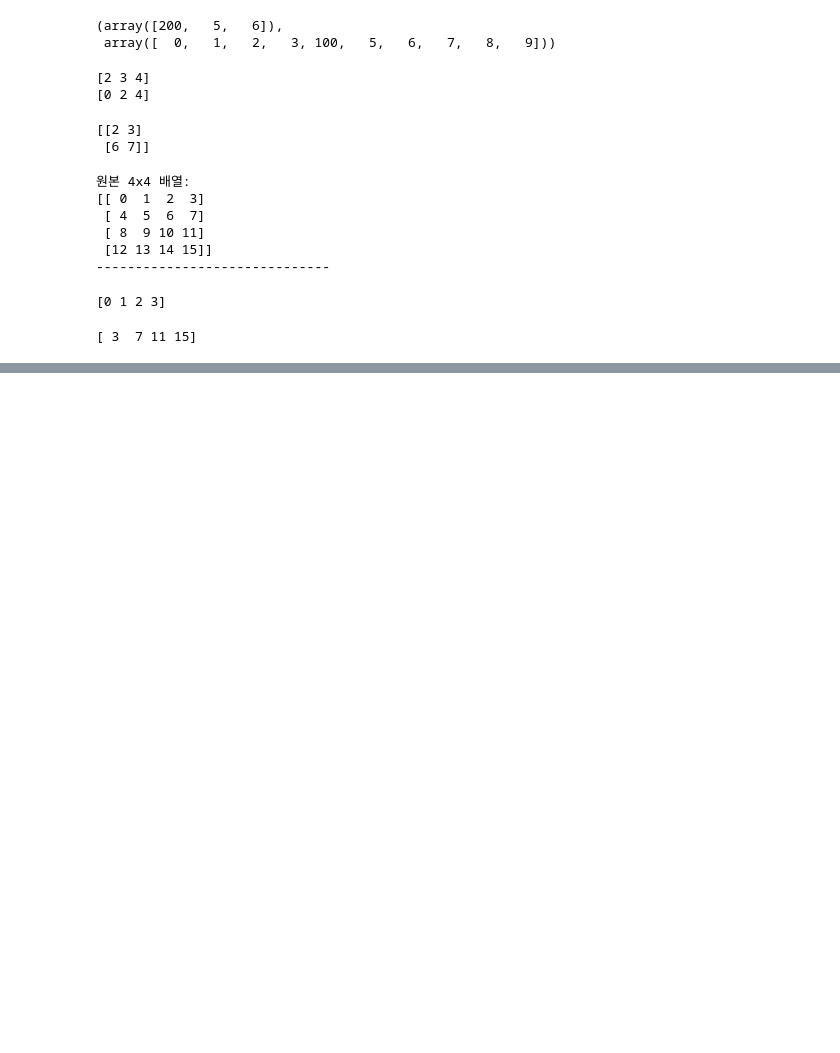
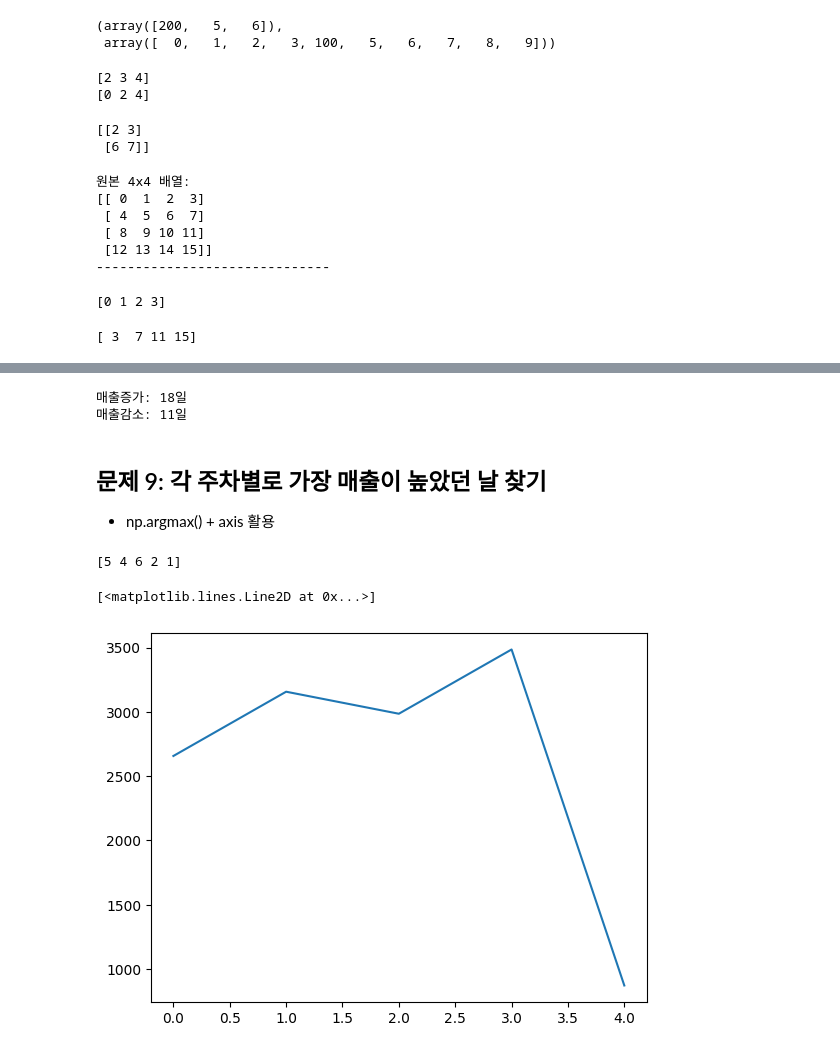
Before and after one commit to jihuikim45/hipython_rep, a Jupyter notebook: 13. numpy.ipynb, the cells around one changed output, grey strips where cells are left out. Cells and saved outputs as stored; diff of their text form; code cells hidden in the pictures; blank space fills up the shorter version.

Commit message:
numpy, pandas, data .csv 파일 커밋

```diff
--- a/13. numpy.ipynb
+++ b/13. numpy.ipynb
@@ -863,0 +1096,4 @@ array([[ 85,  87,  89],
+# %%
+sales_data = np.array([2200, 2350, 2500, 2750, 3000, 3100, 2700, 2600, 2900, 3200,
+                       3400, 3600, 3300, 3100, 2900, 2700, 2800, 2900, 3100, 3200,
+                       3300, 3400, 3500, 3700, 3600, 3500, 3400, 3300, 3000, 3100])
@@ -863,0 +1140,3 @@ array([[ 85,  87,  89],
+# %%
+weekly_data = np.pad(sales_data, (0,5), 'constant', constant_values=0).reshape(5,7)
+weekly_data
@@ -863,0 +1219,10 @@ array([[ 85,  87,  89],
+# %%
+diff = np.diff(sales_data)
+print(f"매출증가: {np.sum(diff>0)}일")
+print(f"매출감소: {np.sum(diff<0)}일")
+# %% [output]
+매출증가: 18일
+매출감소: 11일
+# %% [markdown]
+## 문제 9: 각 주차별로 가장 매출이 높았던 날 찾기
+- np.argmax() + axis 활용
@@ -863,0 +1231,12 @@ array([[ 85,  87,  89],
+# %%
+week_arr = np.array(weekly_data)
+week_max = np.argmax(week_arr, axis=1)
+print(week_max)
+# %% [output]
+[5 4 6 2 1]
+# %%
+w_mean = weekly_data.mean(axis=1)
+plt.plot(w_mean)
+# %% [output]
+[<matplotlib.lines.Line2D at 0x...>]
+[figure, added]
```
Also changed, not shown: parts of 71 cells of this notebook, 8 other files.
